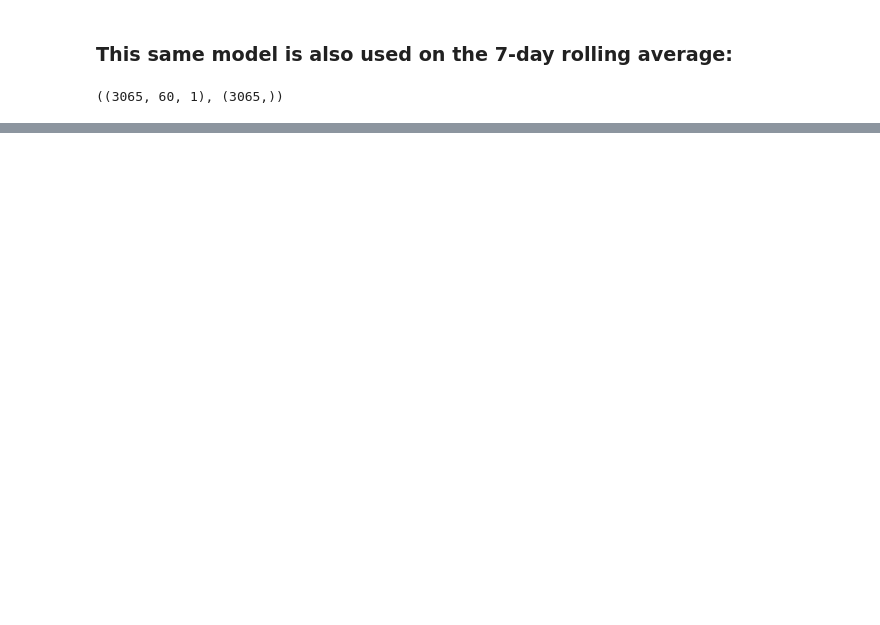
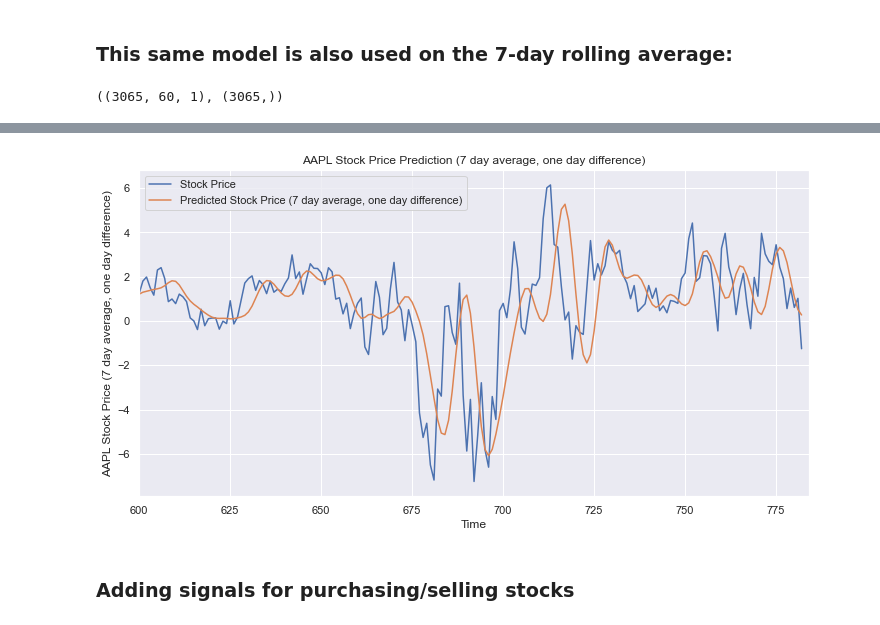
Before and after one commit to topheroni/wdsi, a Jupyter notebook: stock prediction/stocks.ipynb, the cells around one changed output, grey strips where cells are left out. Drawn from its saved outputs; the diff is of its cells as text; code cells hidden in the pictures; blank space fills up the shorter version.

```diff
--- a/stock prediction/stocks.ipynb
+++ b/stock prediction/stocks.ipynb
@@ -387,0 +388,16 @@ plt.show()
+# %%
+plt.figure(figsize=(12,6))
+plt.plot(np.diff(test_data_7),
+         label='Stock Price')
+plt.plot(np.diff(predicted_stock_price_7, axis=0),
+         label='Predicted Stock Price (7 day average, one day difference)')
+plt.title('AAPL Stock Price Prediction (7 day average, one day difference)')
+plt.xlabel('Time')
+plt.ylabel('AAPL Stock Price (7 day average, one day difference)')
+plt.xlim(600,len(test_data_7))
+plt.legend()
+plt.show()
+# %% [output]
+[figure, added]
+# %% [markdown]
+### Adding signals for purchasing/selling stocks
```
Also changed, not shown: parts of 20 cells of this notebook.
